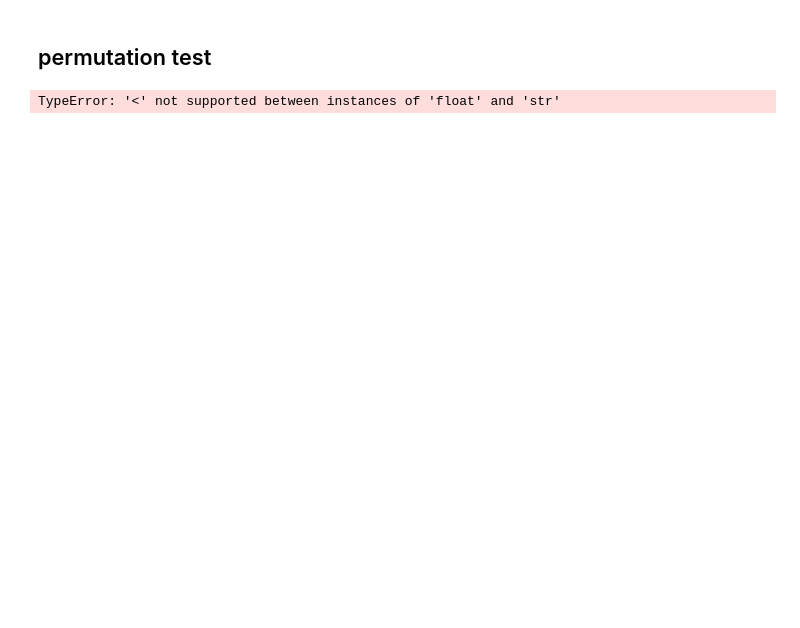
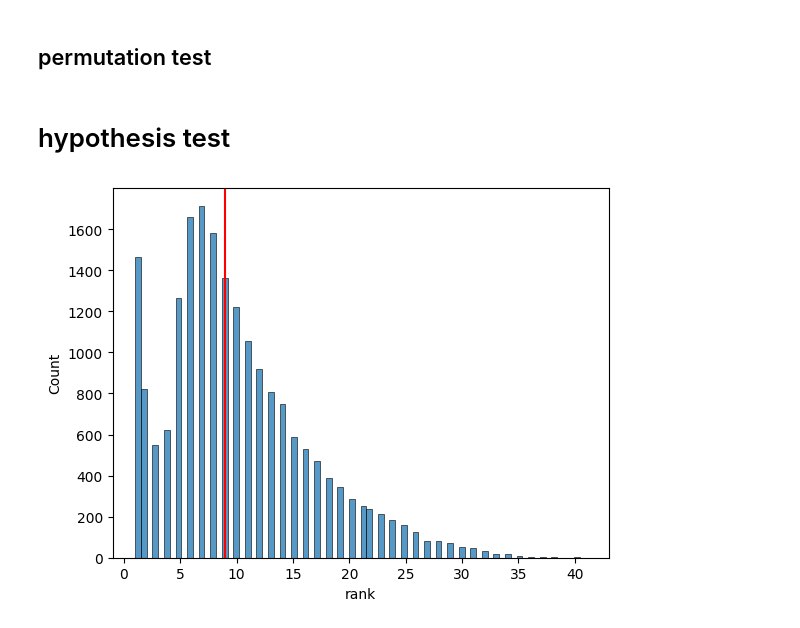
Before and after one commit to gabrieltorresgamez/fhnw-san-project, a Jupyter notebook: 03-switzerland-more-involved.ipynb, the cells around one changed output. Cells and saved outputs as stored; diff of their text form; code cells hidden in the pictures; blank space fills up the shorter version.

Commit message:
hypothesis test
- permutation is executed without constrants which is not good but I didnt find an other solution

requried constraints:
- no self loops allowed
- no parallel edges allowed

```diff
--- a/03-switzerland-more-involved.ipynb
+++ b/03-switzerland-more-involved.ipynb
@@ -231,6 +149,6 @@ def permute_graph(G: nx.Graph, seed: int = None) -> nx.Graph:
 # %%
 def permutation_test_weighted_degree(G:nx.Graph, target_node:str, n:int=20000, seed:int=None):
-    def get_deg_weight_rank(G:nx.Graph, target_node:str):
+    def get_deg_weight_rank(G:nx.MultiGraph, target_node:str):
         #calculate weighted degree and sort
         deg = np.array(list(G.degree(weight="weight"))).astype(float)
         deg_sorted = deg[deg[:, 1].argsort()[::-1]]
@@ -251,7 +169,7 @@ def permutation_test_weighted_degree(G:nx.Graph, target_node:str, n:int=20000, s
     runs = []
     for _ in tqdm(range(n)):
         #permute graph
-        G = permute_graph(G, seed)
+        G = utils.permute_graph(G, seed)
 
         #calculate weight and rank of permuted graph
         w, r = get_deg_weight_rank(G, target_node)
@@ -261,5 +179,11 @@ def permutation_test_weighted_degree(G:nx.Graph, target_node:str, n:int=20000, s
     return {"original_weight": orig_weight, "original_rank": orig_rank}, pd.DataFrame.from_records(runs)
 
 original, permutations = permutation_test_weighted_degree(G_contracted.copy(), mapper["CHE"])
-# %% [output]
-TypeError: '<' not supported between instances of 'float' and 'str'
+# %% [markdown]
+# hypothesis test
+# %%
+sns.histplot(permutations, x="rank")
+plt.axvline(original["original_rank"], color="red")
+plt.show()
+# %% [output]
+[figure, added]
```
Also changed, not shown: parts of 4 cells of this notebook, 3 other files.
